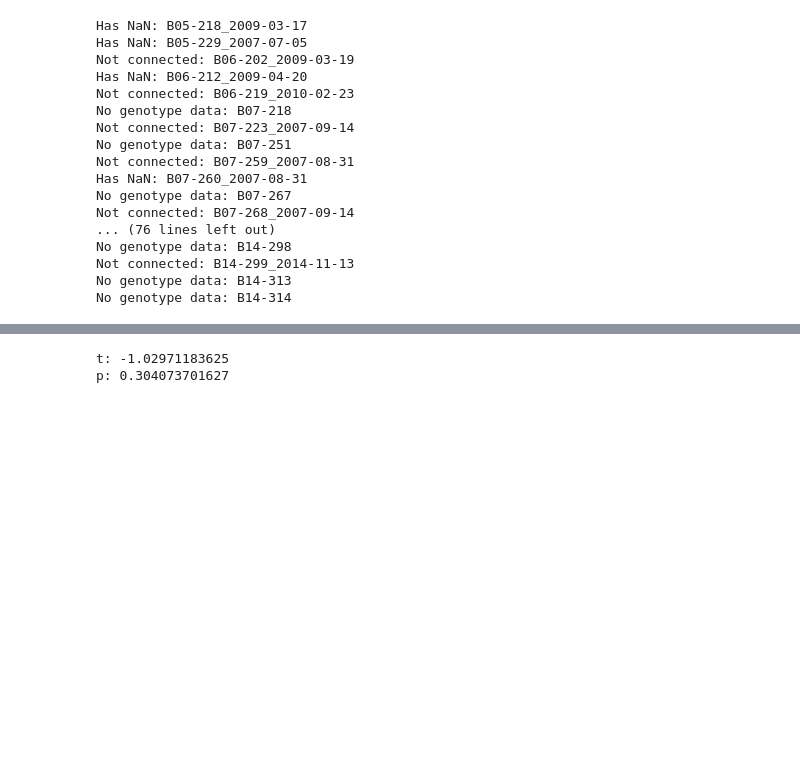
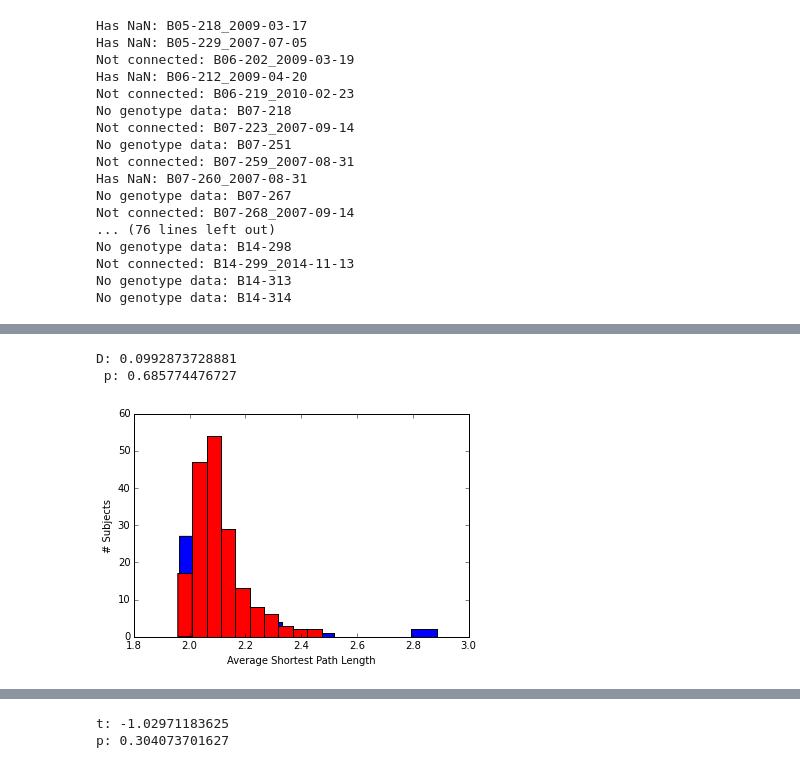
Before and after one commit to dinodigma/research, a Jupyter notebook: surf/subgrouplevel_analysis.ipynb, the cells around one changed output, grey strips where cells are left out. Cells and saved outputs as stored; diff of their text form; code cells hidden in the pictures; blank space fills up the shorter version.

```diff
--- a/surf/subgrouplevel_analysis.ipynb
+++ b/surf/subgrouplevel_analysis.ipynb
@@ -217,0 +232,13 @@ No genotype data: B14-314
+# %%
+plt.hist(pos_sp, color = 'b')
+plt.hist(neg_sp, color = 'r')
+plt.xlabel("Average Shortest Path Length")
+plt.ylabel("# Subjects")
+
+d_sp, p_sp = stats.ks_2samp(pos_sp, neg_sp)
+print "D: " + str(d_sp)
+print" p: " + str(p_sp)
+# %% [output]
+D: 0.0992873728881
+ p: 0.685774476727
+[figure, added]
```
Also changed, not shown: parts of 19 cells of this notebook, 8 other files.
